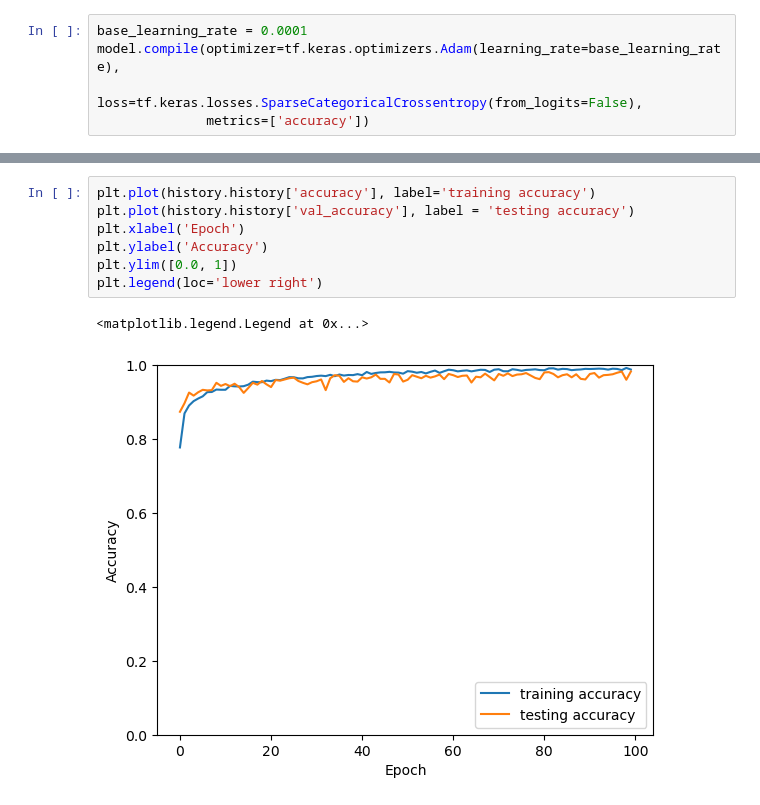
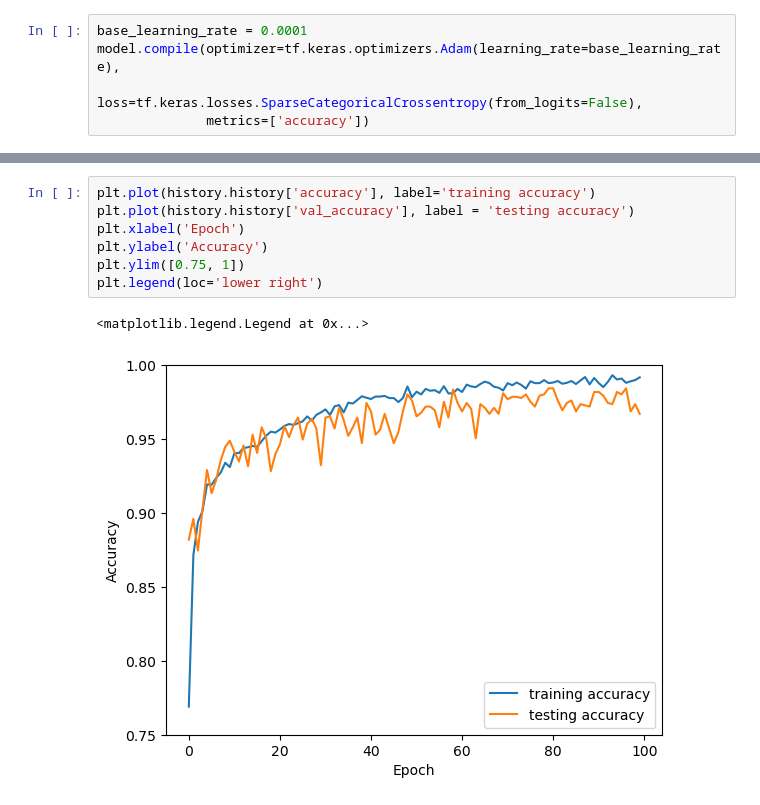
Before and after one commit to HazenKellner05/CS3540-Tumor-Classifier, a Jupyter notebook: MobileNetV2WithAdditionalLayer.ipynb, the cells around one changed output, grey strips where cells are left out. Cells and saved outputs as stored; diff of their text form.

```diff
--- a/MobileNetV2WithAdditionalLayer.ipynb
+++ b/MobileNetV2WithAdditionalLayer.ipynb
@@ -256,10 +262,10 @@ weighted avg       0.98      0.98      0.98      1212
 # %%
 plt.plot(history.history['accuracy'], label='training accuracy')
 plt.plot(history.history['val_accuracy'], label = 'testing accuracy')
 plt.xlabel('Epoch')
 plt.ylabel('Accuracy')
-plt.ylim([0.0, 1])
+plt.ylim([0.75, 1])
 plt.legend(loc='lower right')
 # %% [output]
 <matplotlib.legend.Legend at 0x...>
-[figure, old version]
+[figure, new version]
```
Also changed, not shown: parts of 5 cells of this notebook.
